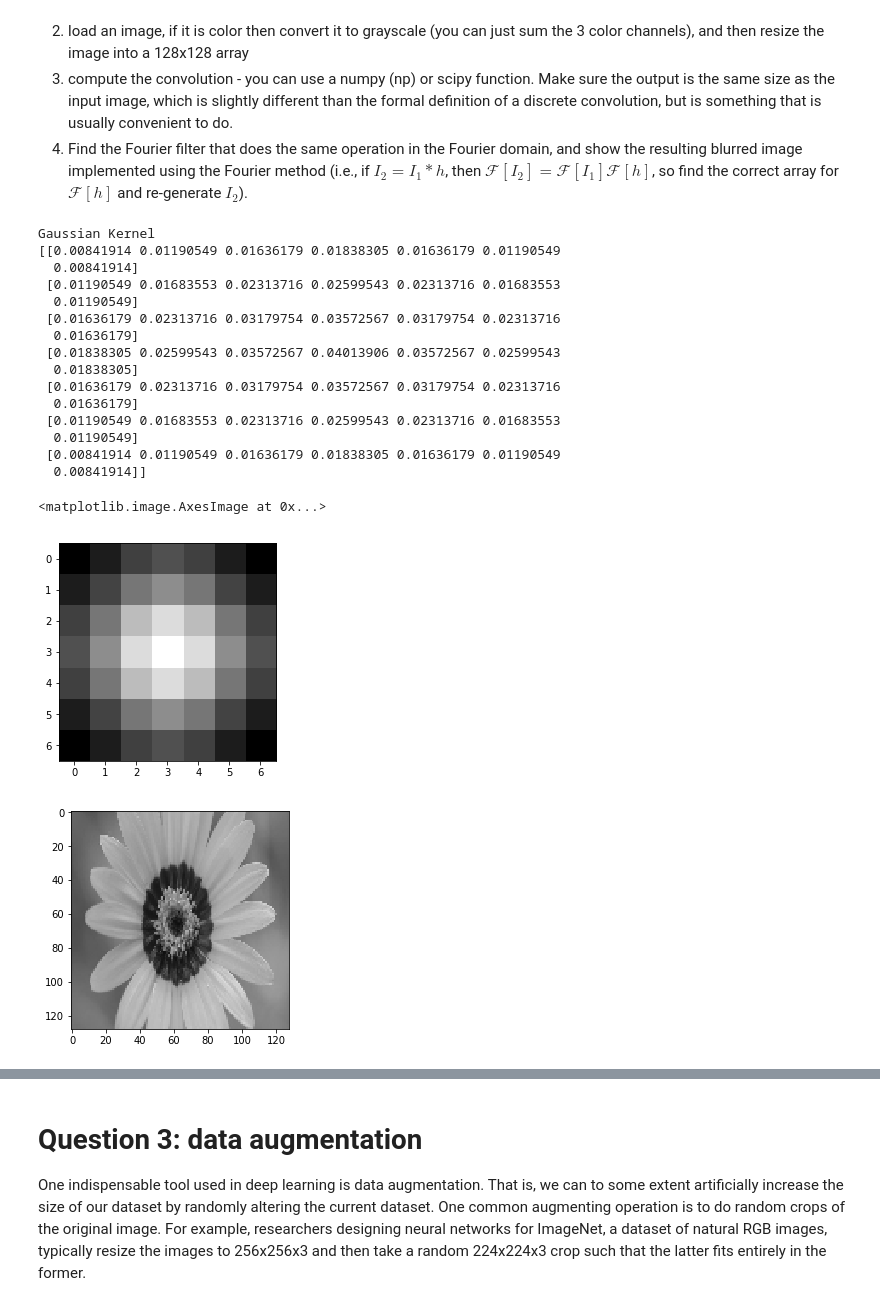
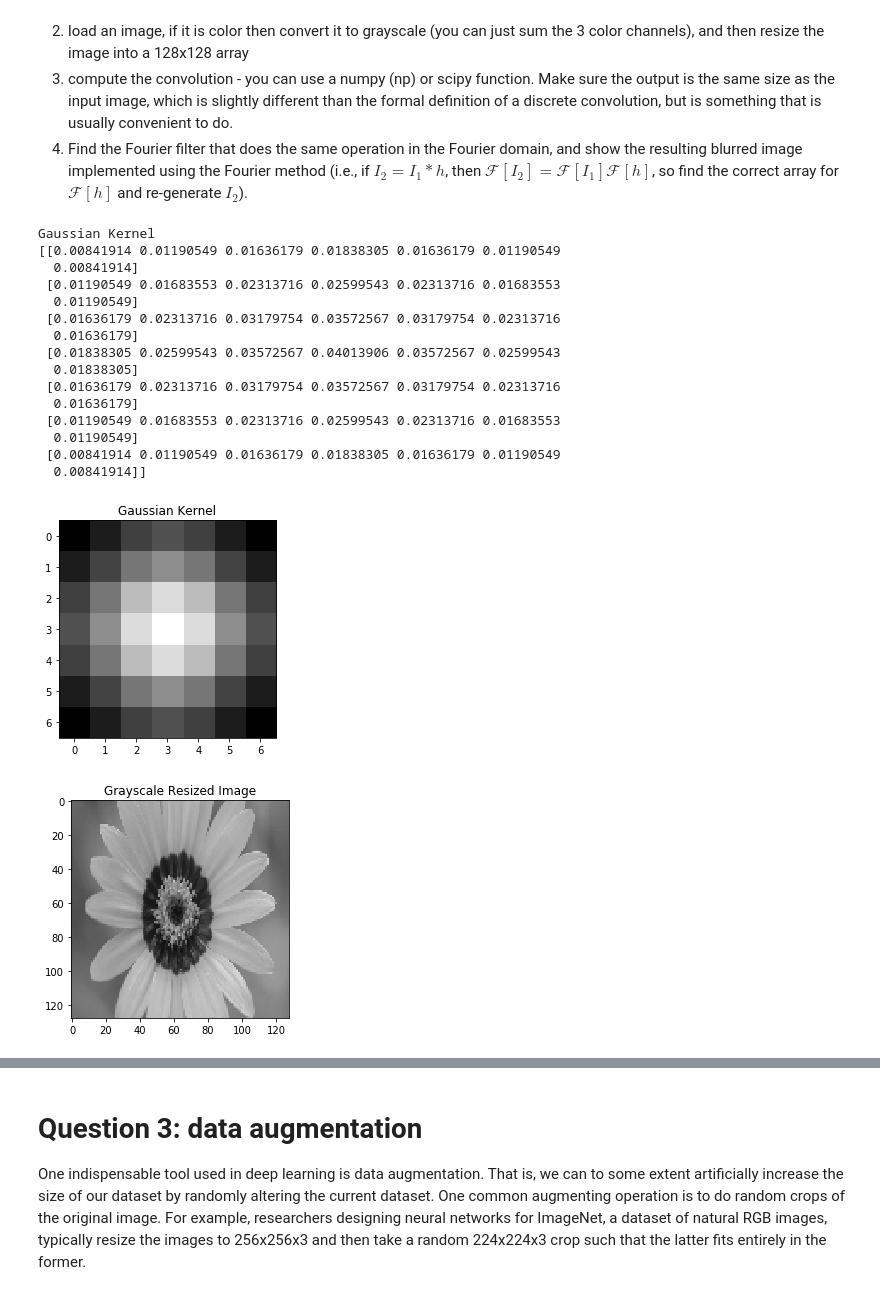
Before and after one commit to echelales/BME-590-Machine-Learning-in-Imaging, a Jupyter notebook: homework/homework_1/HW1.ipynb, the cells around one changed output, grey strips where cells are left out. Cells and saved outputs as stored; diff of their text form; code cells hidden in the pictures.

```diff
--- a/homework/homework_1/HW1.ipynb
+++ b/homework/homework_1/HW1.ipynb
@@ -97,39 +96,49 @@ For this question, to illustrate this theorem, given a convolutional kernel you
 3. compute the convolution  - you can use a numpy (np) or scipy function. Make sure the output is the same size as the input image, which is slightly different than the formal definition of a discrete convolution, but is something that is usually convenient to do.
 4. Find the Fourier filter that does the same operation in the Fourier domain, and show the resulting blurred image implemented using the Fourier method (i.e., if $I_{2}=I_{1}*h$, then $\mathcal{F}[I_{2}]=\mathcal{F}[I_{1}]\mathcal{F}[h]$, so find the correct array for $\mathcal{F}[h]$ and re-generate $I_2$).
 # %%
+from scipy import misc
+import matplotlib.pyplot as plt
+from matplotlib.pyplot import imread, imshow, imsave, figure
+import numpy as np
+import requests
+import imageio
+from PIL import Image
+import io
+from io import BytesIO
+import skimage
 %matplotlib inline
 import numpy.linalg as linalg
 import math
 import scipy.ndimage.filters as fi
 def gkern2(kernlen,nsig):
     # create nxn zeros
     inp = np.zeros((kernlen, kernlen))
     # set element at the middle to one, a dirac delta
     inp[kernlen//2, kernlen//2] = 1
     # gaussian-smooth the dirac, resulting in a gaussian filter mask
     return fi.gaussian_filter(inp, nsig)
 GKernel=gkern2(7,2)
 print("Gaussian Kernel")
 print(GKernel)
 imshow(np.asarray(GKernel),cmap='gray')
+t=plt.title("Gaussian Kernel")
 # %% [output]
 Gaussian Kernel
 [[0.00841914 0.01190549 0.01636179 0.01838305 0.01636179 0.01190549
   0.00841914]
  [0.01190549 0.01683553 0.02313716 0.02599543 0.02313716 0.01683553
   0.01190549]
  [0.01636179 0.02313716 0.03179754 0.03572567 0.03179754 0.02313716
   0.01636179]
  [0.01838305 0.02599543 0.03572567 0.04013906 0.03572567 0.02599543
   0.01838305]
  [0.01636179 0.02313716 0.03179754 0.03572567 0.03179754 0.02313716
   0.01636179]
  [0.01190549 0.01683553 0.02313716 0.02599543 0.02313716 0.01683553
   0.01190549]
  [0.00841914 0.01190549 0.01636179 0.01838305 0.01636179 0.01190549
   0.00841914]]
-<matplotlib.image.AxesImage at 0x...>
-[figure, old version]
+[figure, new version]
 # %%
 %matplotlib inline
 from scipy import misc
@@ -157,6 +166,7 @@ imshow(small)
 #photo_data = imageio.imread('flower.jpg')
 from skimage import color
 I3=np.asarray(small)
+t=plt.title("Grayscale Resized Image")
 #photo_data=photo_data.resize((width,height),Image.NEAREST)
 #r=I3[:,:,0]
 #g=I3[:,:,1]
@@ -171,7 +181,7 @@ I3=np.asarray(small)
 #imshow(greyscale_image)
 #print(gray)
 # %% [output]
-[figure, old version]
+[figure, new version]
 # %%
 import scipy
 from scipy import signal
```
Also changed, not shown: parts of 6 cells of this notebook, 2 other files.
